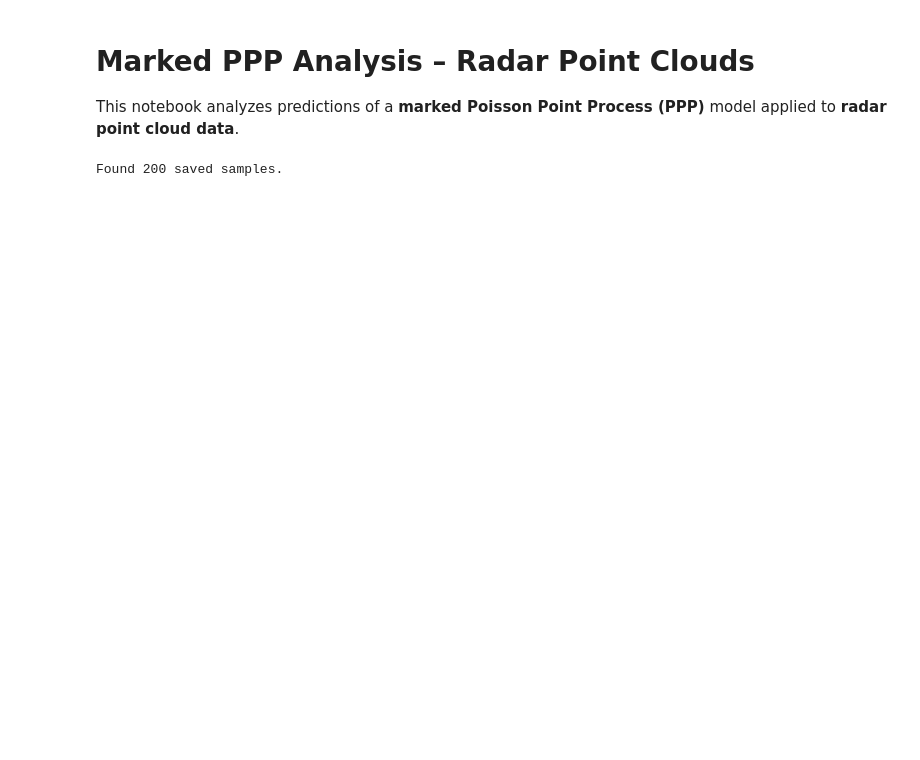
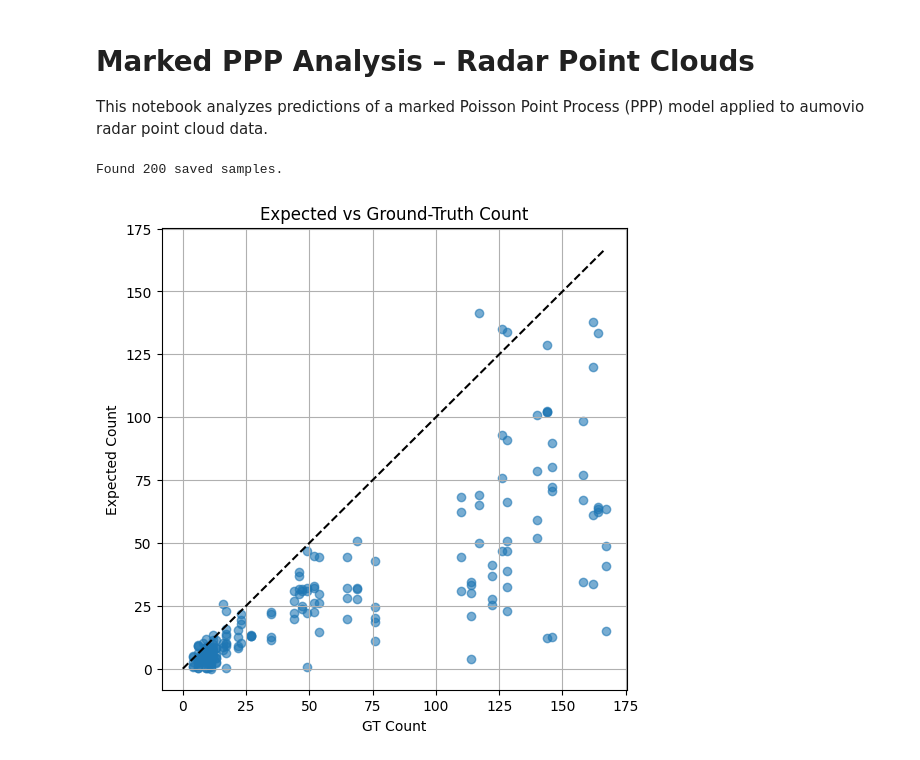
Before and after one commit to fragenabhaken-ux/CMPPP_Radar_MMSegmentation, a Jupyter notebook: ppp_analysis/marked_ppp_analysis.ipynb, the cells around one changed output. Drawn from its saved outputs; the diff is of its cells as text; code cells hidden in the pictures; blank space fills up the shorter version.

```diff
--- a/ppp_analysis/marked_ppp_analysis.ipynb
+++ b/ppp_analysis/marked_ppp_analysis.ipynb
@@ -1,8 +1,8 @@
 # %% [markdown]
 # Marked PPP Analysis – Radar Point Clouds
 
-This notebook analyzes predictions of a **marked Poisson Point Process (PPP)** model
-applied to **radar point cloud data**.
+This notebook analyzes predictions of a marked Poisson Point Process (PPP) model
+applied to aumovio radar point cloud data.
 # %%
 import os
 import json
@@ -56,3 +60,32 @@ def list_samples(root=ROOT_DIR):
+# %%
+exp_counts = []
+gt_counts = []
+
+for prefix in prefixes:
+    s = load_sample(prefix)
+    lam = s["lambda_pred"]
+    lam_gt = s["lambda_gt"]
+
+    H, W = lam.shape
+    lam_norm = lam / (H * W)
+
+    exp_counts.append(lam_norm.sum())
+    gt_counts.append((lam_gt > 0).sum())
+
+exp_counts = np.array(exp_counts)
+gt_counts = np.array(gt_counts)
+
+plt.figure(figsize=(6, 6))
+plt.scatter(gt_counts, exp_counts, alpha=0.6)
+plt.plot([0, max(gt_counts)], [0, max(gt_counts)], "k--")
+
+plt.xlabel("GT Count")
+plt.ylabel("Expected Count")
+plt.title("Expected vs Ground-Truth Count")
+plt.grid(True)
+plt.show()
+# %% [output]
+[figure, added]
 # %%
 from ipywidgets import Dropdown
 
```
Also changed, not shown: parts of 10 cells of this notebook, 8 other files.
